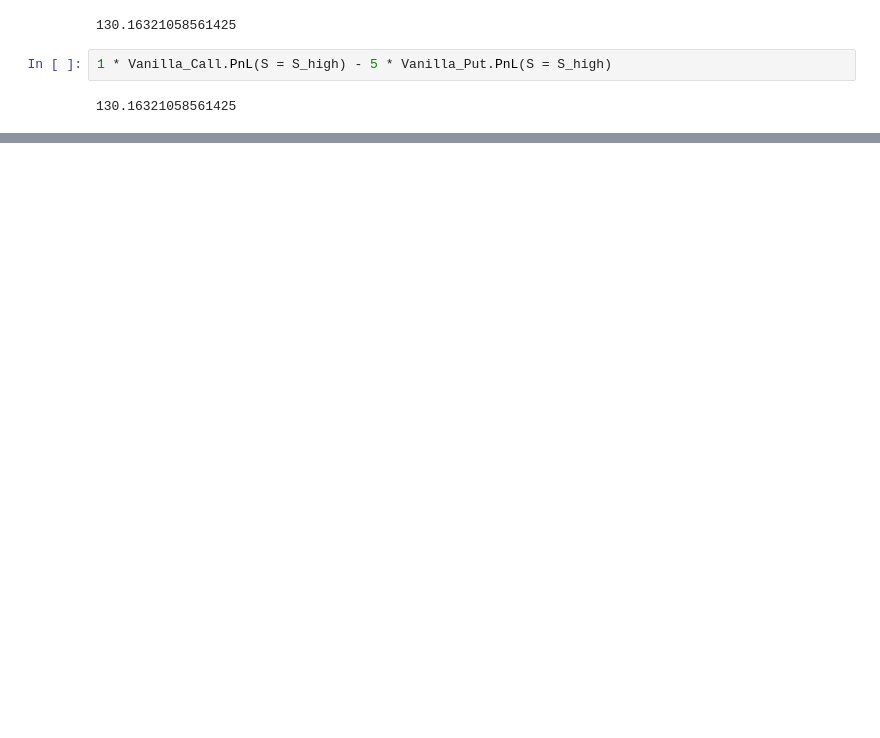
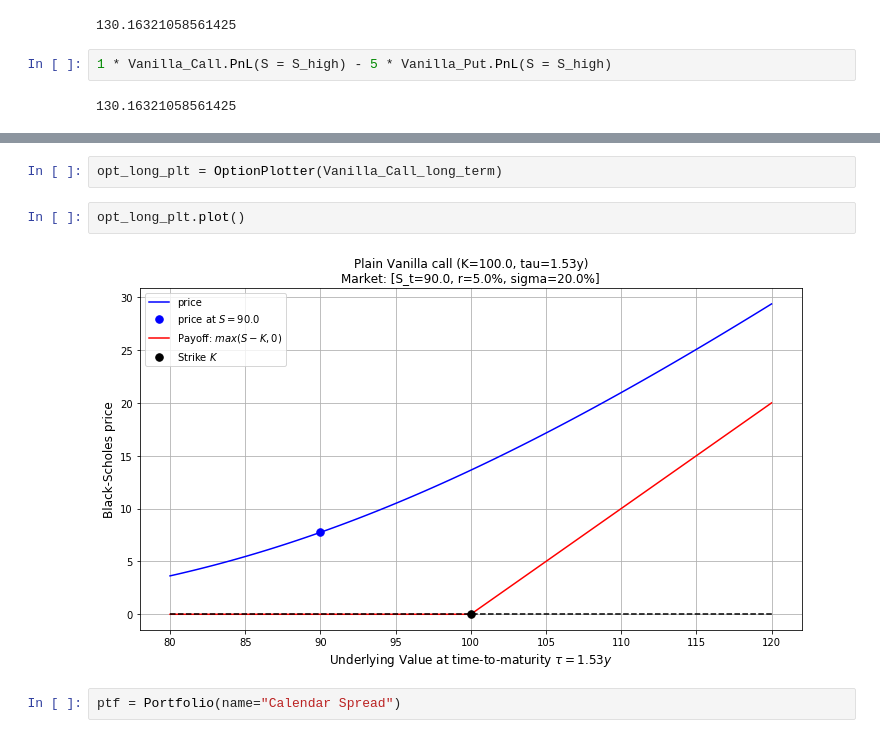
Before and after one commit to gabrielepompa88/IT-For-Business-And-Finance-2019-20, a Jupyter notebook: Notebooks/Derivatives_Analytics___Introduction_to_OOP.ipynb, the cells around one changed output, grey strips where cells are left out. Cells and saved outputs as stored; diff of their text form; blank space fills up the shorter version.

```diff
--- a/Notebooks/Derivatives_Analytics___Introduction_to_OOP.ipynb
+++ b/Notebooks/Derivatives_Analytics___Introduction_to_OOP.ipynb
@@ -5235,0 +5458,8 @@ class OptionPlotter(Plotter):
+# %%
+opt_long_plt = OptionPlotter(Vanilla_Call_long_term)
+# %%
+opt_long_plt.plot()
+# %% [output]
+[figure, added]
+# %%
+ptf = Portfolio(name="Calendar Spread")
```
Also changed, not shown: parts of 38 cells of this notebook.
